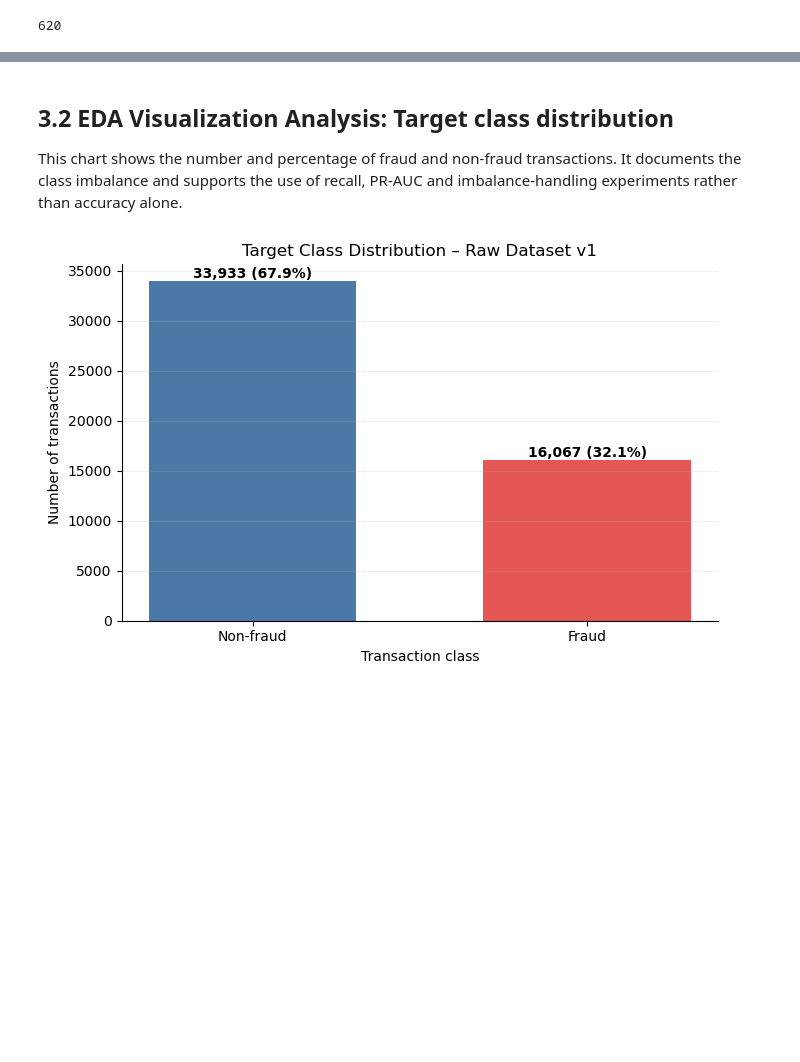
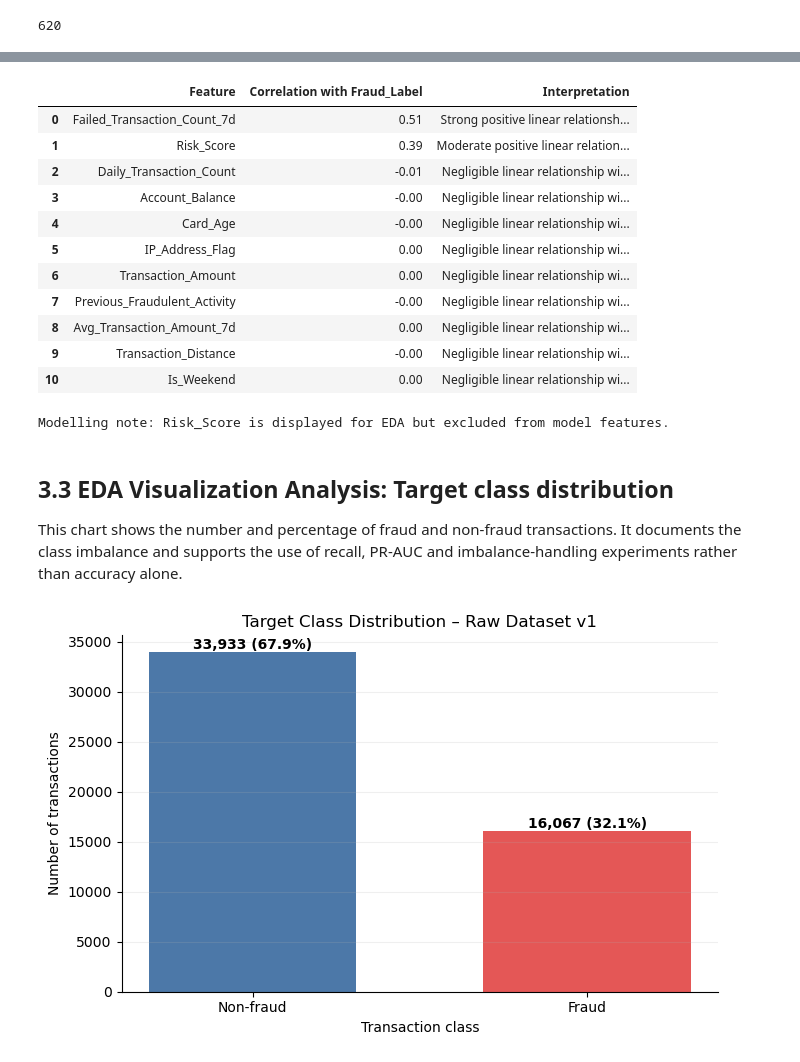
Before and after one commit to thazinoo86/ITI113-MLOps-Team07-FraudDetectionApp, a Jupyter notebook: ITI113-MLOps Project-02-Experiments.ipynb, the cells around one changed output, grey strips where cells are left out. Saved outputs shown, nothing was run; the diff lists cells and outputs as text; code cells hidden in the pictures; blank space fills up the shorter version.

Commit message:
Update notebooks, outputs, and final report

```diff
--- a/ITI113-MLOps Project-02-Experiments.ipynb
+++ b/ITI113-MLOps Project-02-Experiments.ipynb
@@ -299,5 +319,60 @@ Column data types:
+# %%
+numeric_df = raw_df.select_dtypes(include=[np.number])
+
+numeric_correlations = (
+    numeric_df.corr(method="pearson")[TARGET_COLUMN]
+    .drop(labels=[TARGET_COLUMN])
+    .rename("Correlation with Fraud_Label")
+    .to_frame()
+)
+numeric_correlations["Absolute correlation"] = (
+    numeric_correlations["Correlation with Fraud_Label"].abs()
+)
+numeric_correlations = numeric_correlations.sort_values(
+    "Absolute correlation", ascending=False
+)
+
+def interpret_correlation(value):
+    magnitude = abs(value)
+    direction = "positive" if value > 0 else "negative"
+    if magnitude >= 0.50:
+        strength = "strong"
+    elif magnitude >= 0.30:
+        strength = "moderate"
+    elif magnitude >= 0.10:
+        strength = "weak"
+    else:
+        return "Negligible linear relationship with fraud"
+    return f"{strength.title()} {direction} linear relationship with fraud"
+
+correlation_report = numeric_correlations.reset_index(names="Feature")
+correlation_report["Interpretation"] = correlation_report[
+    "Correlation with Fraud_Label"
+].map(interpret_correlation)
+
+display(
+    correlation_report.drop(columns="Absolute correlation").style.format(
+        {"Correlation with Fraud_Label": "{:.2f}"}
+    )
+)
+
+print("Modelling note: Risk_Score is displayed for EDA but excluded from model features.")
+# %% [output]
+|  | Feature | Correlation with Fraud_Label | Interpretation |
+| 0 | Failed_Transaction_Count_7d | 0.51 | Strong positive linear relationsh... |
+| 1 | Risk_Score | 0.39 | Moderate positive linear relation... |
+| 2 | Daily_Transaction_Count | -0.01 | Negligible linear relationship wi... |
+| 3 | Account_Balance | -0.00 | Negligible linear relationship wi... |
+| 4 | Card_Age | -0.00 | Negligible linear relationship wi... |
+| 5 | IP_Address_Flag | 0.00 | Negligible linear relationship wi... |
+| 6 | Transaction_Amount | 0.00 | Negligible linear relationship wi... |
+| 7 | Previous_Fraudulent_Activity | -0.00 | Negligible linear relationship wi... |
+| 8 | Avg_Transaction_Amount_7d | 0.00 | Negligible linear relationship wi... |
+| 9 | Transaction_Distance | -0.00 | Negligible linear relationship wi... |
+| 10 | Is_Weekend | 0.00 | Negligible linear relationship wi... |
+Modelling note: Risk_Score is displayed for EDA but excluded from model features.
 # %% [markdown]
-## 3.2 EDA Visualization Analysis: Target class distribution
+## 3.3 EDA Visualization Analysis: Target class distribution
 
 This chart shows the number and percentage of fraud and non-fraud transactions. It documents the class imbalance and supports the use of recall, PR-AUC and imbalance-handling experiments rather than accuracy alone.
 # %%
```
Also changed, not shown: parts of 7 cells of this notebook, 38 other files.
